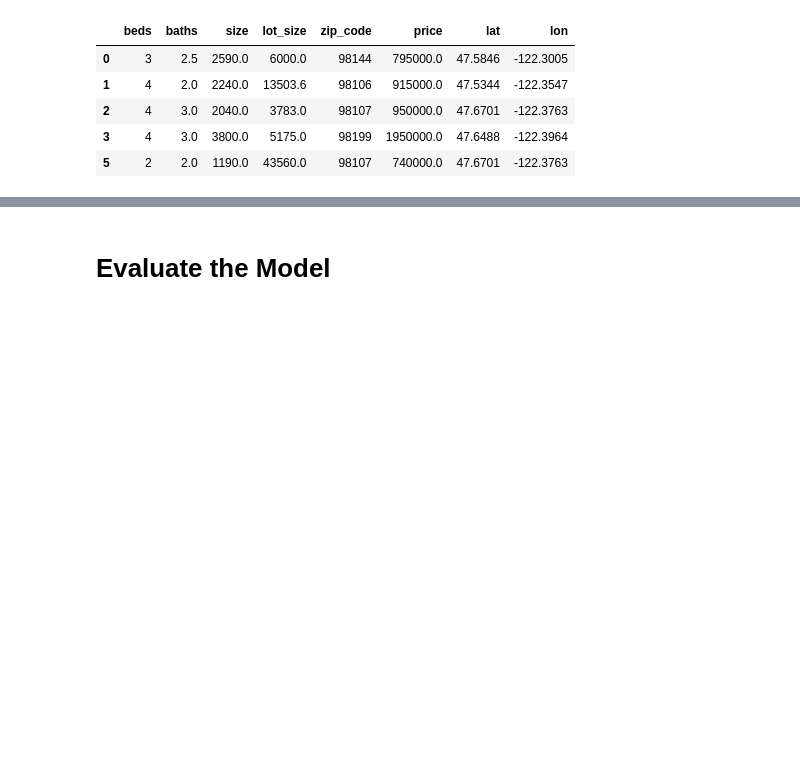
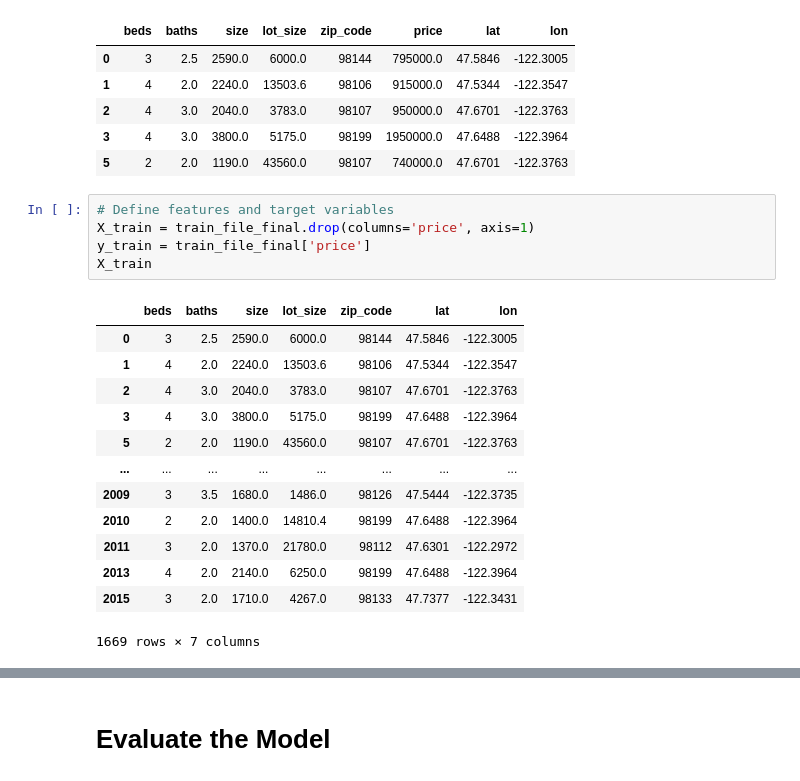
Before and after one commit to Tomas-habte/House_Price_Prediction_Project, a Jupyter notebook: House_Price_Prediction_Project.ipynb, the cells around one changed output, grey strips where cells are left out. Drawn from its saved outputs; the diff is of its cells as text; blank space fills up the shorter version.

```diff
--- a/House_Price_Prediction_Project.ipynb
+++ b/House_Price_Prediction_Project.ipynb
@@ -220,4 +233,23 @@ train_file_final.head()
 | 2 | 4 | 3.0 | 2040.0 | 3783.0 | 98107 | 950000.0 | 47.6701 | -122.3763 |
 | 3 | 4 | 3.0 | 3800.0 | 5175.0 | 98199 | 1950000.0 | 47.6488 | -122.3964 |
 | 5 | 2 | 2.0 | 1190.0 | 43560.0 | 98107 | 740000.0 | 47.6701 | -122.3763 |
+# %%
+# Define features and target variables
+X_train = train_file_final.drop(columns='price', axis=1)
+y_train = train_file_final['price']
+X_train
+# %% [output]
+|  | beds | baths | size | lot_size | zip_code | lat | lon |
+| 0 | 3 | 2.5 | 2590.0 | 6000.0 | 98144 | 47.5846 | -122.3005 |
+| 1 | 4 | 2.0 | 2240.0 | 13503.6 | 98106 | 47.5344 | -122.3547 |
+| 2 | 4 | 3.0 | 2040.0 | 3783.0 | 98107 | 47.6701 | -122.3763 |
+| 3 | 4 | 3.0 | 3800.0 | 5175.0 | 98199 | 47.6488 | -122.3964 |
+| 5 | 2 | 2.0 | 1190.0 | 43560.0 | 98107 | 47.6701 | -122.3763 |
+| ... | ... | ... | ... | ... | ... | ... | ... |
+| 2009 | 3 | 3.5 | 1680.0 | 1486.0 | 98126 | 47.5444 | -122.3735 |
+| 2010 | 2 | 2.0 | 1400.0 | 14810.4 | 98199 | 47.6488 | -122.3964 |
+| 2011 | 3 | 2.0 | 1370.0 | 21780.0 | 98112 | 47.6301 | -122.2972 |
+| 2013 | 4 | 2.0 | 2140.0 | 6250.0 | 98199 | 47.6488 | -122.3964 |
+| 2015 | 3 | 2.0 | 1710.0 | 4267.0 | 98133 | 47.7377 | -122.3431 |
+1669 rows × 7 columns
 # %%
```
Also changed, not shown: parts of 27 cells of this notebook.
